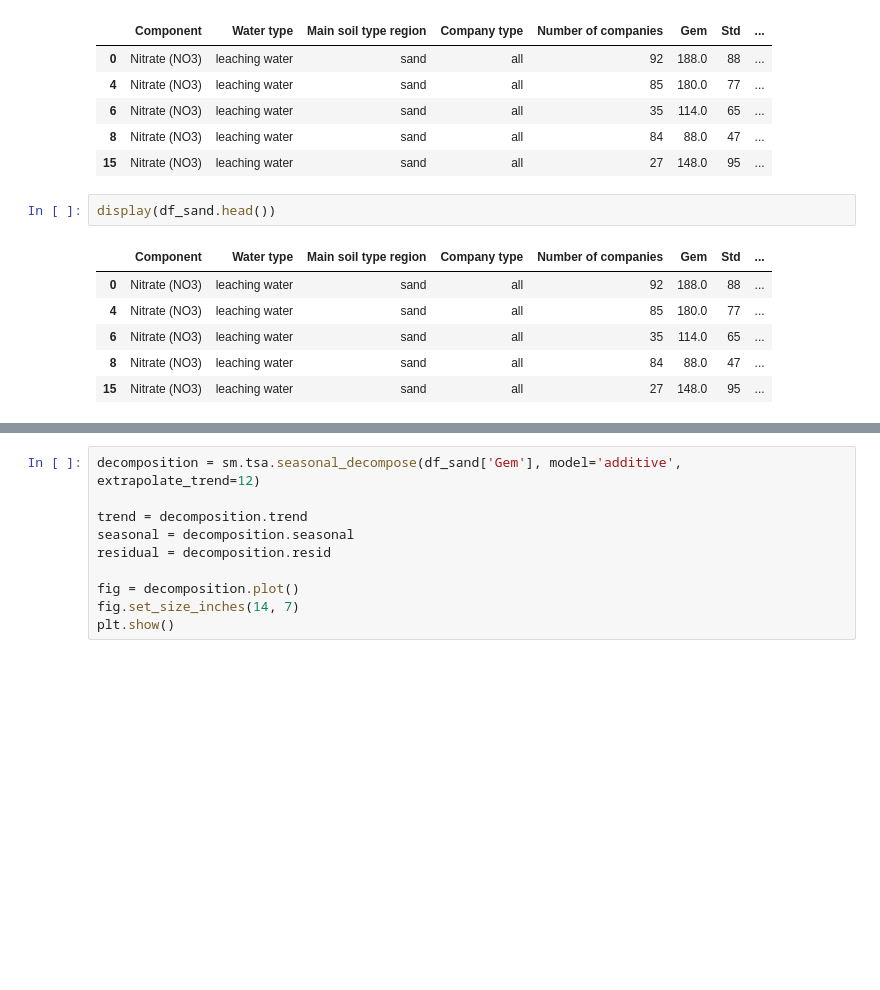
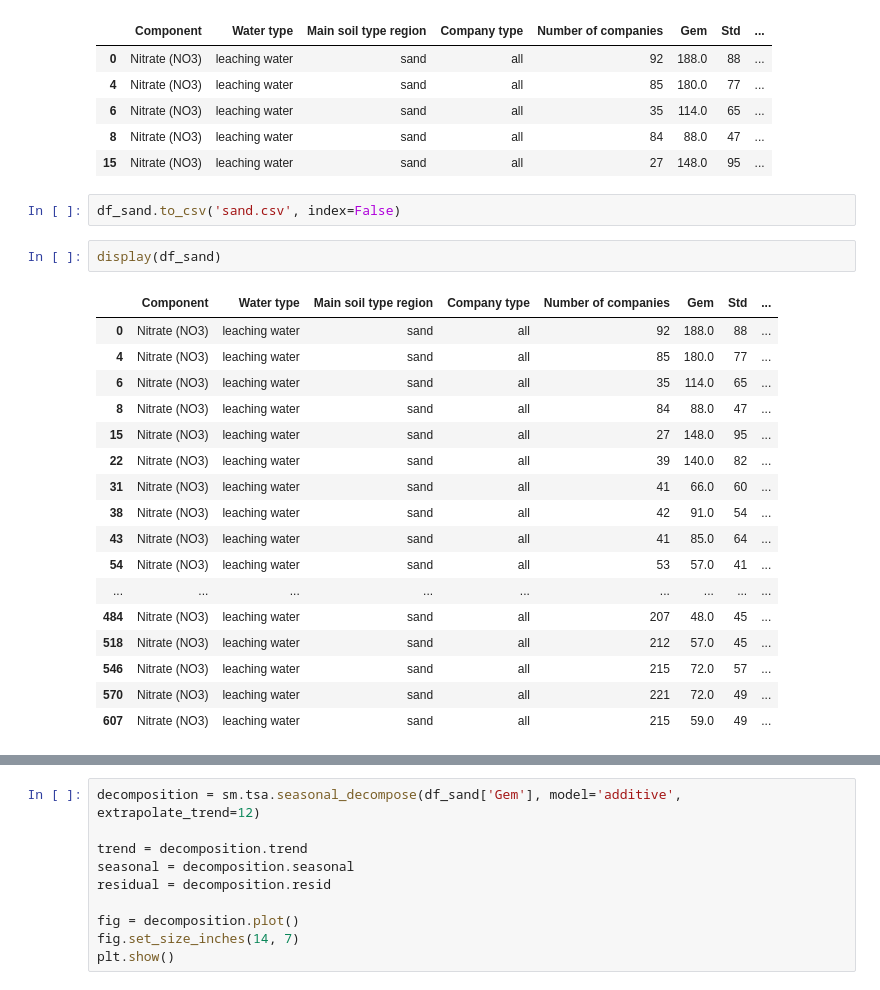
Before and after one commit to damarisparasca/HoTsPot-Intervention, a Jupyter notebook: prediction/time_series.ipynb, the cells around one changed output, grey strips where cells are left out. Saved outputs shown, nothing was run; the diff lists cells and outputs as text; blank space fills up the shorter version.

```diff
--- a/prediction/time_series.ipynb
+++ b/prediction/time_series.ipynb
@@ -74,15 +81,28 @@ df_peat = df_leaching[df_leaching['Main soil type region'] == 'peat']
 | 6 | Nitrate (NO3) | leaching water | sand | all | 35 | 114.0 | 65 | ... |
 | 8 | Nitrate (NO3) | leaching water | sand | all | 84 | 88.0 | 47 | ... |
 | 15 | Nitrate (NO3) | leaching water | sand | all | 27 | 148.0 | 95 | ... |
+# %%
+df_sand.to_csv('sand.csv', index=False)
 # %%
-display(df_sand.head())
+display(df_sand)
 # %% [output]
 |  | Component | Water type | Main soil type region | Company type | Number of companies | Gem | Std | ... |
 | 0 | Nitrate (NO3) | leaching water | sand | all | 92 | 188.0 | 88 | ... |
 | 4 | Nitrate (NO3) | leaching water | sand | all | 85 | 180.0 | 77 | ... |
 | 6 | Nitrate (NO3) | leaching water | sand | all | 35 | 114.0 | 65 | ... |
 | 8 | Nitrate (NO3) | leaching water | sand | all | 84 | 88.0 | 47 | ... |
 | 15 | Nitrate (NO3) | leaching water | sand | all | 27 | 148.0 | 95 | ... |
+| 22 | Nitrate (NO3) | leaching water | sand | all | 39 | 140.0 | 82 | ... |
+| 31 | Nitrate (NO3) | leaching water | sand | all | 41 | 66.0 | 60 | ... |
+| 38 | Nitrate (NO3) | leaching water | sand | all | 42 | 91.0 | 54 | ... |
+| 43 | Nitrate (NO3) | leaching water | sand | all | 41 | 85.0 | 64 | ... |
+| 54 | Nitrate (NO3) | leaching water | sand | all | 53 | 57.0 | 41 | ... |
+| ... | ... | ... | ... | ... | ... | ... | ... | ... |
+| 484 | Nitrate (NO3) | leaching water | sand | all | 207 | 48.0 | 45 | ... |
+| 518 | Nitrate (NO3) | leaching water | sand | all | 212 | 57.0 | 45 | ... |
+| 546 | Nitrate (NO3) | leaching water | sand | all | 215 | 72.0 | 57 | ... |
+| 570 | Nitrate (NO3) | leaching water | sand | all | 221 | 72.0 | 49 | ... |
+| 607 | Nitrate (NO3) | leaching water | sand | all | 215 | 59.0 | 49 | ... |
 # %%
 import numpy as np
 from scipy.stats import linregress
```
Also changed, not shown: parts of 26 cells of this notebook, 8 other files.
